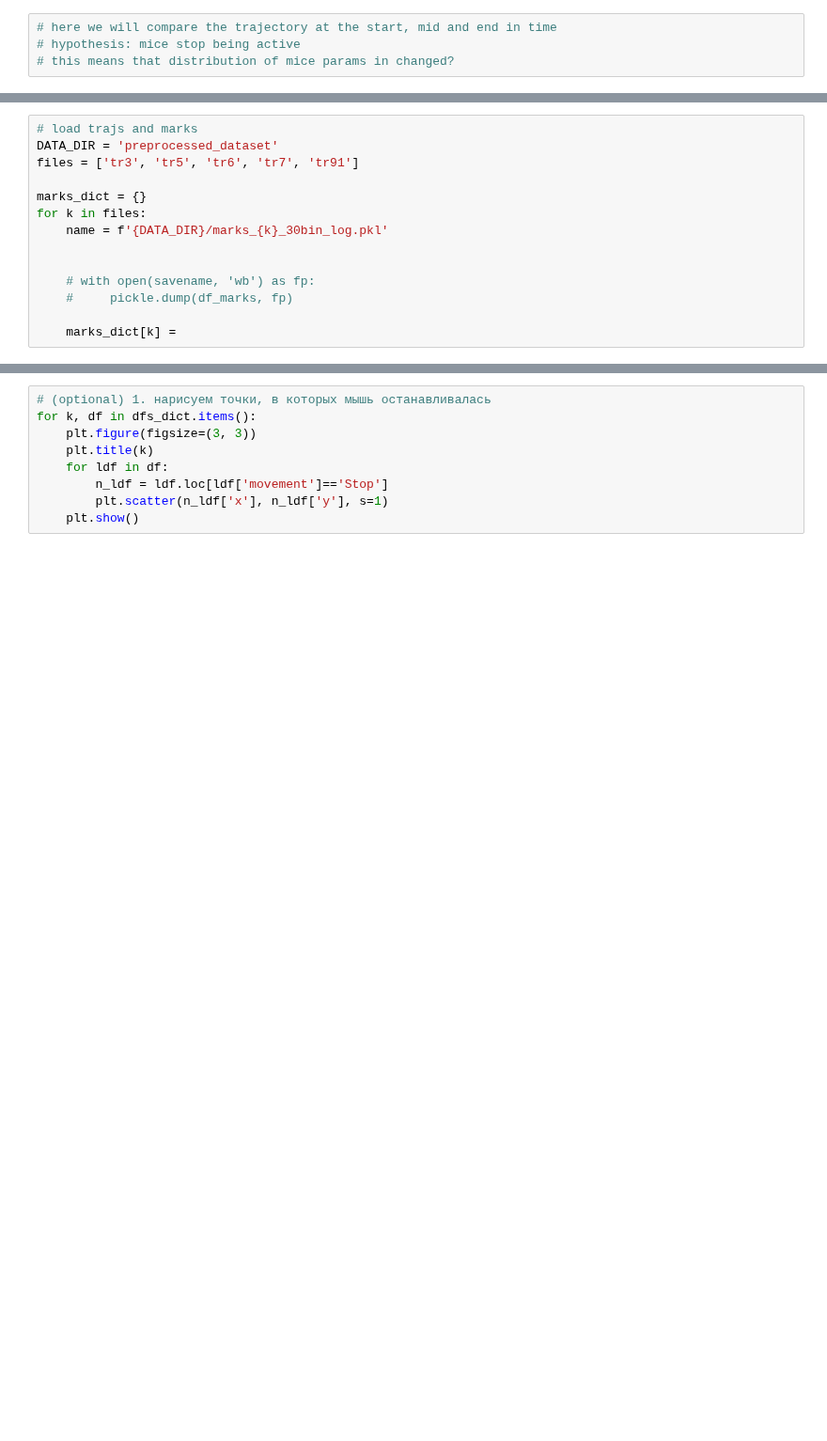
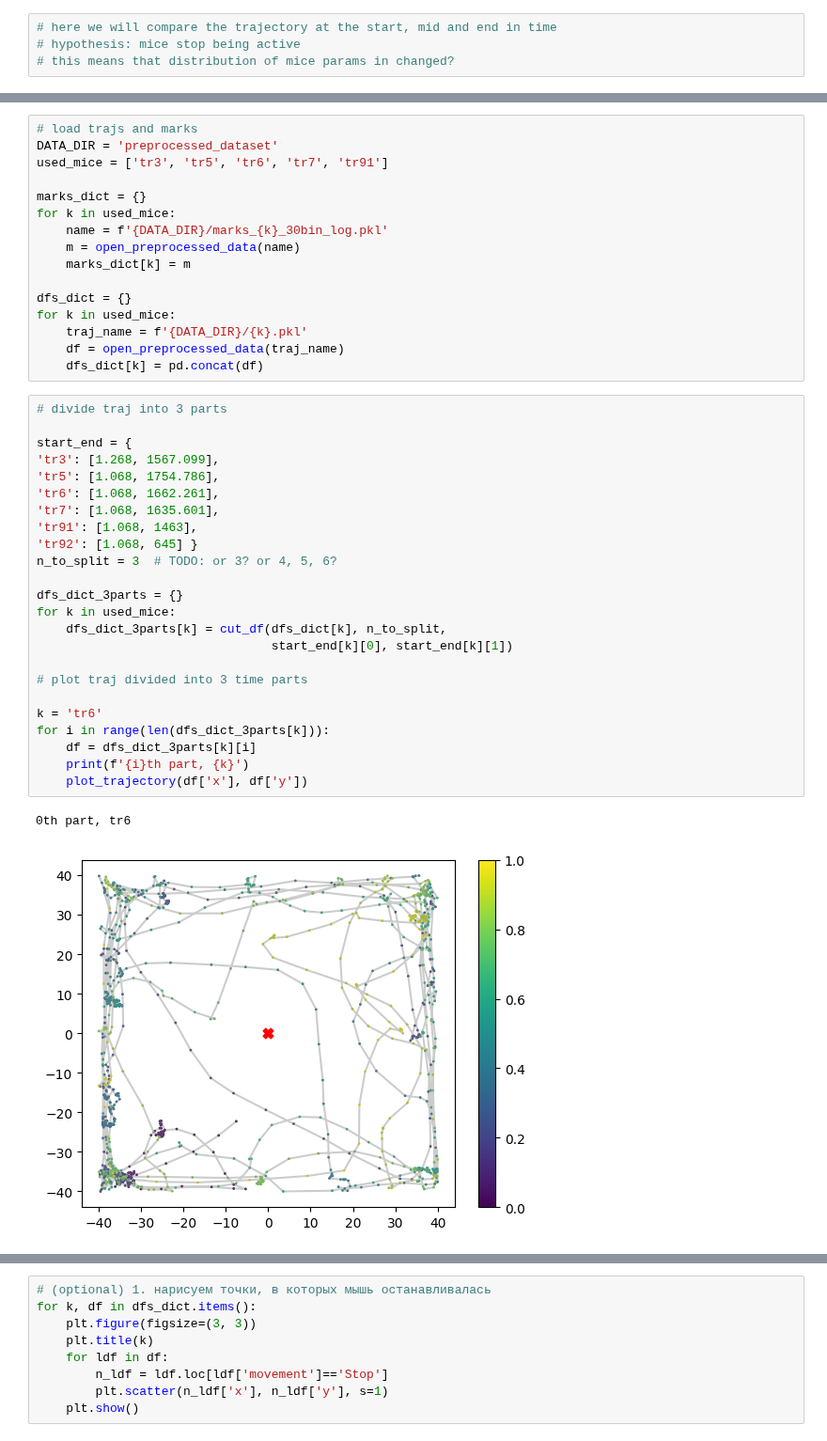
Before and after one commit to Barbara1576/navigation, a Jupyter notebook: trajectory_divided_into_3parts.ipynb, the cells around one changed output, grey strips where cells are left out. Shown at 94% size. Drawn from its saved outputs; the diff is of its cells as text; blank space fills up the shorter version.

```diff
--- a/trajectory_divided_into_3parts.ipynb
+++ b/trajectory_divided_into_3parts.ipynb
@@ -13,14 +16,43 @@ from utils.processing import (
 # %%
 # load trajs and marks
 DATA_DIR = 'preprocessed_dataset'
-files = ['tr3', 'tr5', 'tr6', 'tr7', 'tr91']
+used_mice = ['tr3', 'tr5', 'tr6', 'tr7', 'tr91']
 
 marks_dict = {}
-for k in files:
+for k in used_mice:
     name = f'{DATA_DIR}/marks_{k}_30bin_log.pkl'
+    m = open_preprocessed_data(name)
+    marks_dict[k] = m
 
-
-    # with open(savename, 'wb') as fp:
-    #     pickle.dump(df_marks, fp)
-
-    marks_dict[k] =
+dfs_dict = {}
+for k in used_mice:
+    traj_name = f'{DATA_DIR}/{k}.pkl'
+    df = open_preprocessed_data(traj_name)
+    dfs_dict[k] = pd.concat(df)
+# %%
+# divide traj into 3 parts
+
+start_end = {
+'tr3': [1.268, 1567.099],
+'tr5': [1.068, 1754.786],
+'tr6': [1.068, 1662.261],
+'tr7': [1.068, 1635.601],
+'tr91': [1.068, 1463],
+'tr92': [1.068, 645] }
+n_to_split = 3  # TODO: or 3? or 4, 5, 6?
+
+dfs_dict_3parts = {}
+for k in used_mice:
+    dfs_dict_3parts[k] = cut_df(dfs_dict[k], n_to_split,
+                                start_end[k][0], start_end[k][1])
+
+# plot traj divided into 3 time parts
+
+k = 'tr6'
+for i in range(len(dfs_dict_3parts[k])):
+    df = dfs_dict_3parts[k][i]
+    print(f'{i}th part, {k}')
+    plot_trajectory(df['x'], df['y'])
+# %% [output]
+0th part, tr6
+[figure, added]
```
Also changed, not shown: parts of 6 cells of this notebook, 8 other files.
